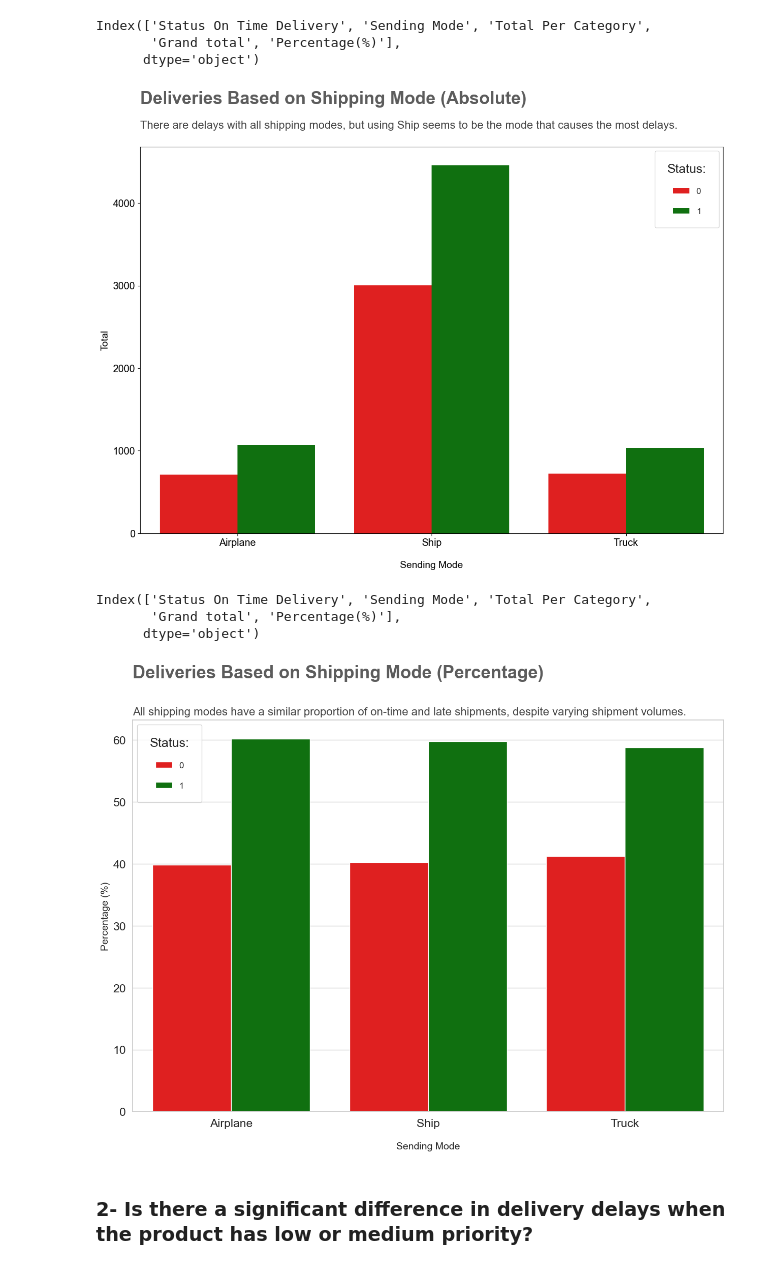
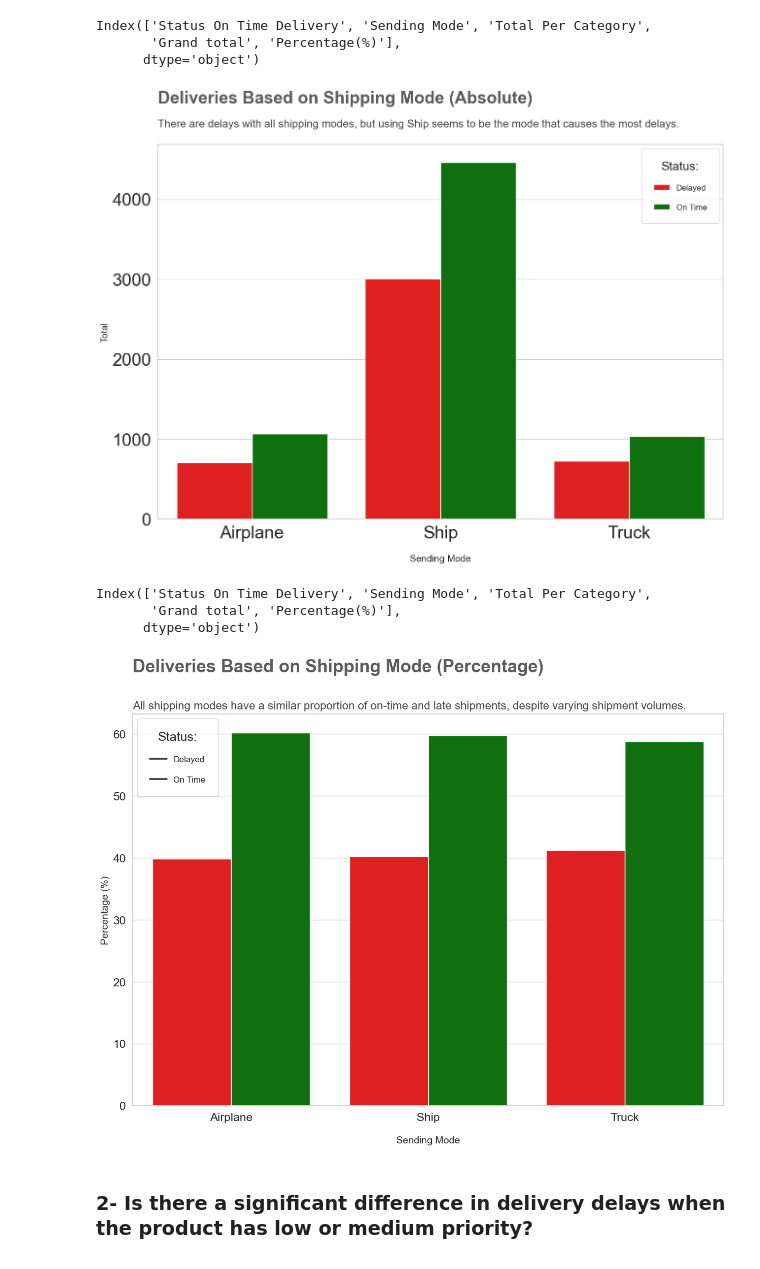
Before and after one commit to Caio-Felice-Cunha/E-CommerceAnalytics, a Jupyter notebook: E-Commerce Analytics.ipynb, the cells around one changed output. Drawn from its saved outputs; the diff is of its cells as text; code cells hidden in the pictures.

```diff
--- a/E-Commerce Analytics.ipynb
+++ b/E-Commerce Analytics.ipynb
@@ -499,35 +501,36 @@ chart = sns.countplot(data = df,
                       palette = ["red","green"])
 
 # Style and labels
 sns.set(font_scale = 1.5)
 sns.set_style('whitegrid')
 sns.set_palette('prism')
 chart.set_xlabel("\nSending Mode", fontsize = 14)
 chart.set_ylabel("Total", fontsize = 14)
 
 # Legend
 plt.legend(loc = 'upper right',
            borderpad = 1.5,
            labelspacing = 1.5,
            fontsize = 12,
-           title = 'Status:')
+           title = 'Status:',
+           labels=(['Delayed', 'On Time']))
 
 # Adding Title
 chart.text(x = -0.5,
            y = 5200,
            s = "Deliveries Based on Shipping Mode (Absolute)",
            fontsize = 25,
            weight = 'bold',
            alpha = .75)
 
 # Added Sub-Title
 chart.text(x = -0.5,
            y = 4900,
            s = 'There are delays with all shipping modes, but using Ship seems to be the mode that causes the most delays.',
            fontsize = 16,
            alpha = .85);
 # %% [output]
-[figure, old version]
+[figure, new version]
 # %%
 df_group5.columns
 # %% [output]
@@ -559,7 +562,8 @@ plt.legend(loc = 'upper left',
            borderpad = 1.5,
            labelspacing = 1.5,
            fontsize = 12,
-           title = 'Status:')
+           title = 'Status:',
+           labels=(['Delayed', 'On Time']))
 
 # Title
 chart.text(x = -0.5,
@@ -576,7 +580,7 @@ chart.text(x = -0.5,
            fontsize = 16,
            alpha = .85);
 # %% [output]
-[figure, old version]
+[figure, new version]
 # %% [markdown]
 ### 2- Is there a significant difference in delivery delays when the product has low or medium priority?
 # %%
```
Also changed, not shown: parts of 15 cells of this notebook.
